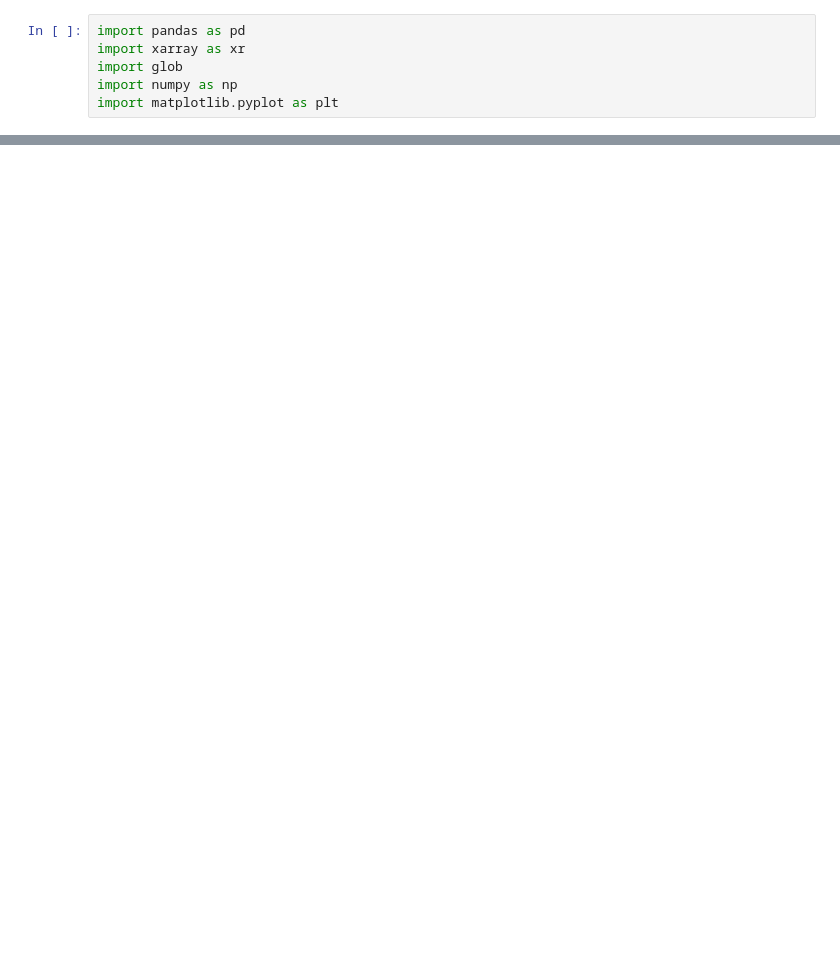
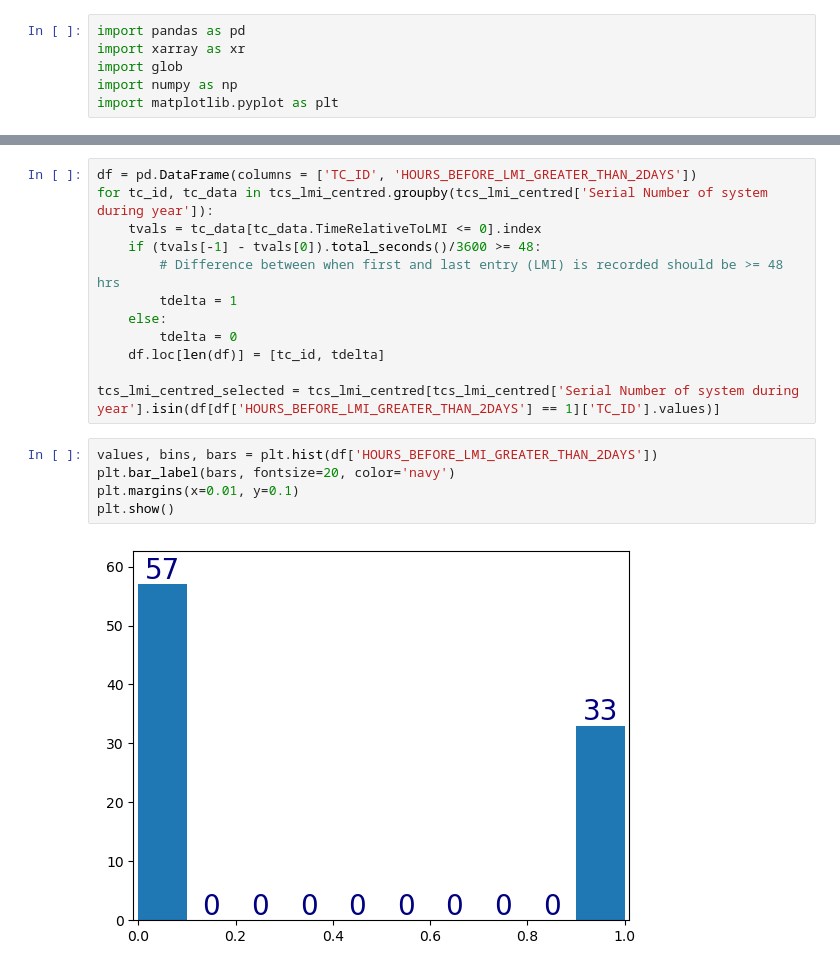
Before and after one commit to sreevathsagolla/NIO-TC-MHW-Intensification, a Jupyter notebook: eda.ipynb, the cells around one changed output, grey strips where cells are left out. Cells and saved outputs as stored; diff of their text form; blank space fills up the shorter version.

```diff
--- a/eda.ipynb
+++ b/eda.ipynb
@@ -25,0 +73,19 @@ bt
+# %%
+df = pd.DataFrame(columns = ['TC_ID', 'HOURS_BEFORE_LMI_GREATER_THAN_2DAYS'])
+for tc_id, tc_data in tcs_lmi_centred.groupby(tcs_lmi_centred['Serial Number of system during year']):
+    tvals = tc_data[tc_data.TimeRelativeToLMI <= 0].index
+    if (tvals[-1] - tvals[0]).total_seconds()/3600 >= 48:
+        # Difference between when first and last entry (LMI) is recorded should be >= 48 hrs
+        tdelta = 1
+    else:
+        tdelta = 0
+    df.loc[len(df)] = [tc_id, tdelta]
+
+tcs_lmi_centred_selected = tcs_lmi_centred[tcs_lmi_centred['Serial Number of system during year'].isin(df[df['HOURS_BEFORE_LMI_GREATER_THAN_2DAYS'] == 1]['TC_ID'].values)]
+# %%
+values, bins, bars = plt.hist(df['HOURS_BEFORE_LMI_GREATER_THAN_2DAYS'])
+plt.bar_label(bars, fontsize=20, color='navy')
+plt.margins(x=0.01, y=0.1)
+plt.show()
+# %% [output]
+[figure, added]
```
Also changed, not shown: parts of 21 cells of this notebook, 1 other file.
